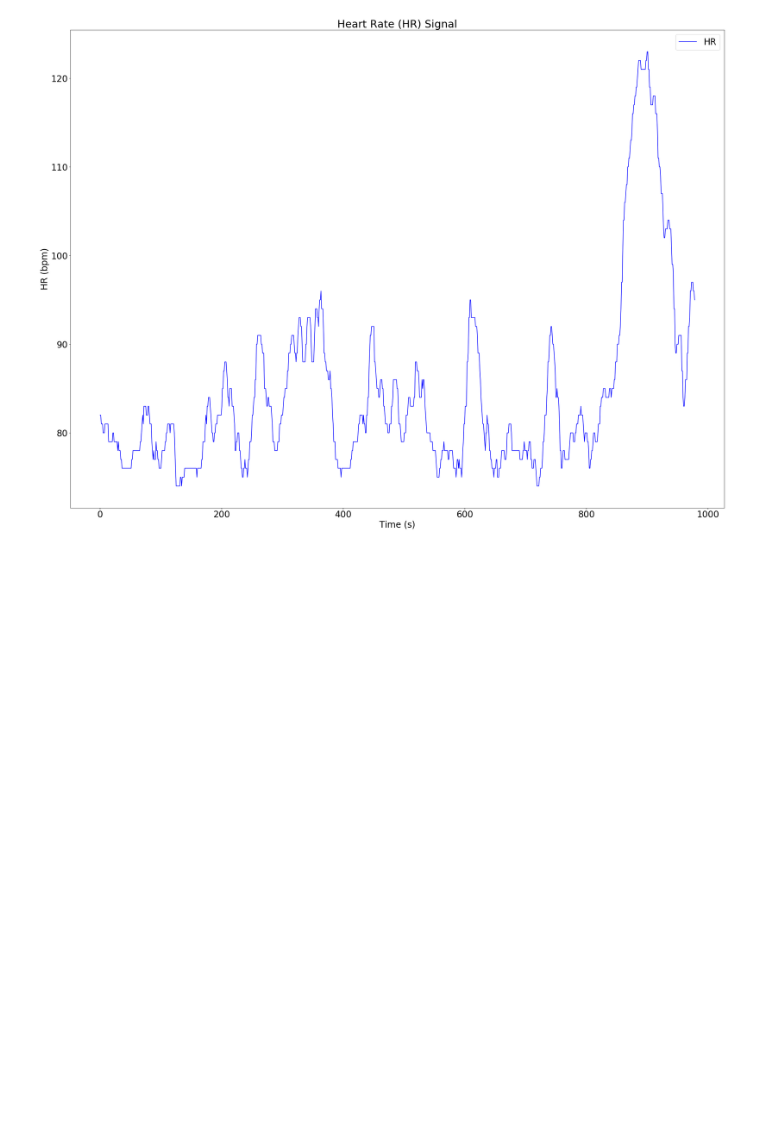
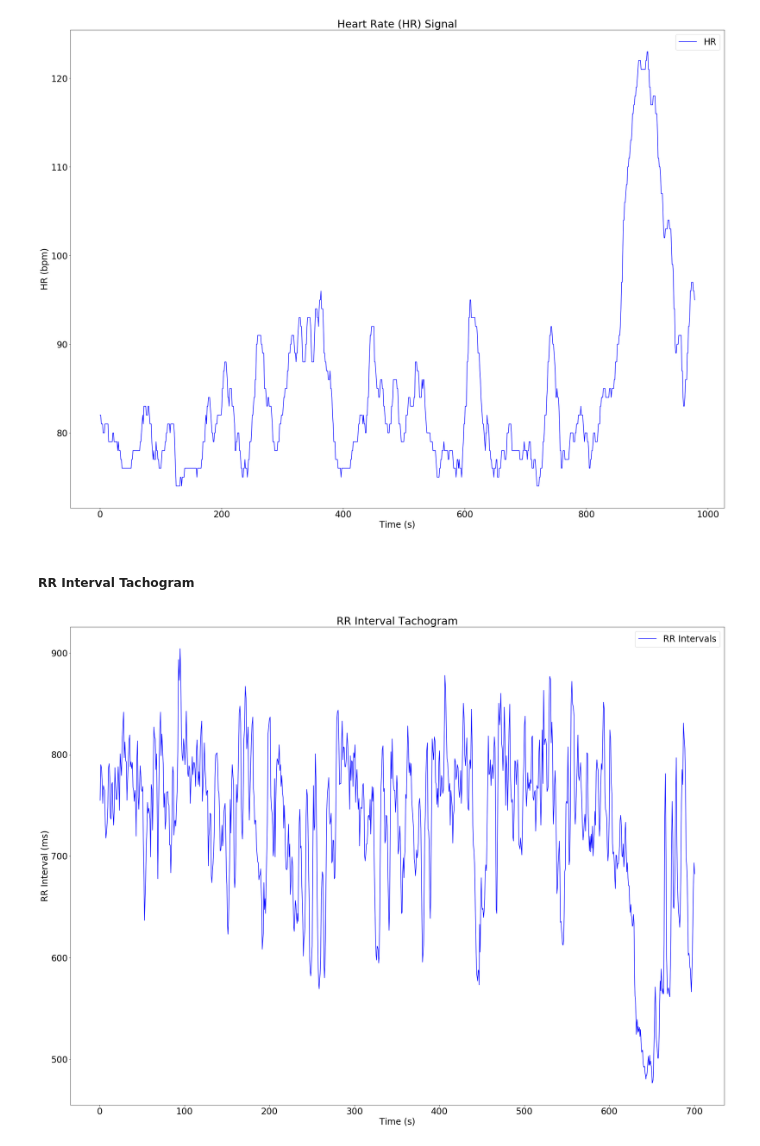
Before and after one commit to scottbanyard/fortnite-hr-analysis, a Jupyter notebook: fortnite_analysis.ipynb, the cells around one changed output. Cells and saved outputs as stored; diff of their text form; code cells hidden in the pictures; blank space fills up the shorter version.

Commit message:
Added RR interval tachogram.

```diff
--- a/fortnite_analysis.ipynb
+++ b/fortnite_analysis.ipynb
@@ -72,6 +72,32 @@ def plot_hr_signal(hrs):
     plt.ylabel("HR (bpm)")
     # Draw plot so that it doesn't block computation (show needs to follow at end of computation)
     plt.show()
+
+def calc_timescale(rr_intervals):
+    """ Calculates the timescale using the RR intervals e.g. 1000ms interval
+        + 1020ms interval = timescale of [1000, 2020] ms
+
+        :returns:
+            The calculated timescale as a list of values in seconds
+    """
+    return np.cumsum([x / 1000 for x in rr_intervals])
+
+
+def plot_tachogram(rr_intervals):
+    """ Plots tachogram of RR intervals
+
+        :returns:
+            Plot
+    """
+    ax = create_new_fig()
+    timescale = calc_timescale(rr_intervals)
+    plt.title("RR Interval Tachogram")
+    ax.plot(timescale, rr_intervals, label="RR Intervals", color='blue')
+    ax.legend()
+    plt.xlabel("Time (s)")
+    plt.ylabel("RR Interval (ms)")
+    # Draw plot so that it doesn't block computation (show needs to follow at end of computation)
+    plt.show()
 # %%
 # Data file strings
 data_file_strings = [f for f in listdir("data") if isfile(join("data", f))]
@@ -90,3 +118,13 @@ f_hr.close()
 plot_hr_signal(hrs)
 # %% [output]
 [figure]
+# %% [markdown]
+##### RR Interval Tachogram
+# %%
+f_rr = open("data/" + rr_files[0], 'r')
+rrs = [float(rr.strip()) for rr in f_rr.readlines()]
+f_rr.close()
+
+plot_tachogram(rrs)
+# %% [output]
+[figure, added]
```
Also changed, not shown: parts of 2 cells of this notebook.
